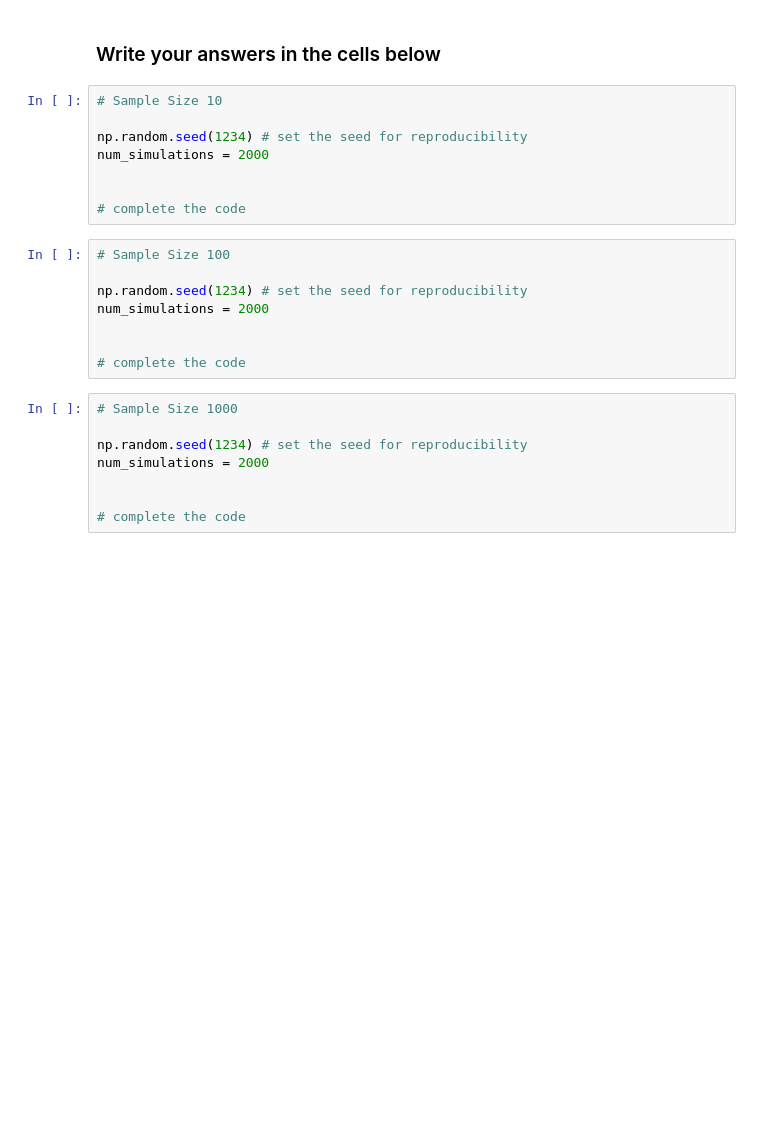
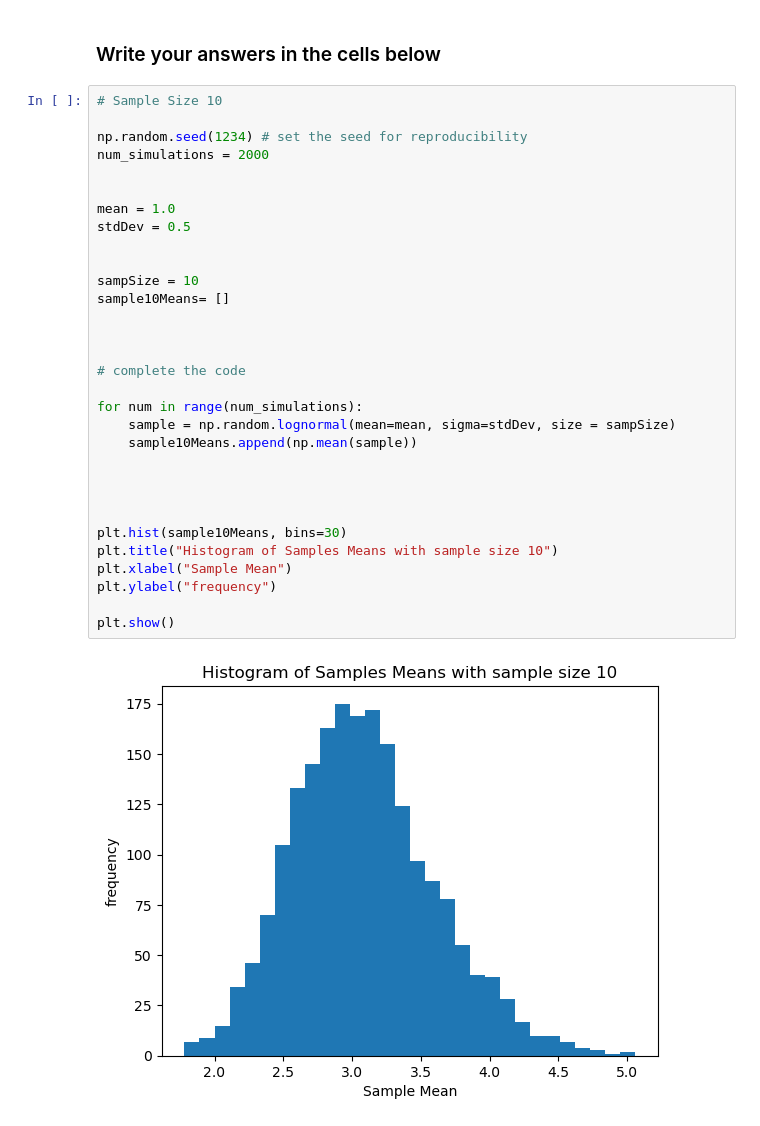
Before and after one commit to estsrc/qtm151fall2025, a Jupyter notebook: Assignments/assignment_4/Assignment4.ipynb, the cells around one changed output. Drawn from its saved outputs; the diff is of its cells as text; blank space fills up the shorter version.

```diff
--- a/Assignments/assignment_4/Assignment4.ipynb
+++ b/Assignments/assignment_4/Assignment4.ipynb
@@ -178,26 +228,35 @@ $$ \textrm{mean of log-normal distribution } = \mathrm{e}^{\mu + \frac{\sigma^2}
 # %% [markdown]
 ### Write your answers in the cells below
-# %%
-# Sample Size 10
-
-np.random.seed(1234) # set the seed for reproducibility
-num_simulations = 2000
-
-
-# complete the code
-# %%
-# Sample Size 100
-
-np.random.seed(1234) # set the seed for reproducibility
-num_simulations = 2000
-
-
-# complete the code
-# %%
-# Sample Size 1000
-
-np.random.seed(1234) # set the seed for reproducibility
-num_simulations = 2000
-
-
-# complete the code
+# %%
+# Sample Size 10
+
+np.random.seed(1234) # set the seed for reproducibility
+num_simulations = 2000
+
+
+mean = 1.0
+stdDev = 0.5
+
+
+sampSize = 10
+sample10Means= []
+
+
+
+# complete the code
+
+for num in range(num_simulations):
+    sample = np.random.lognormal(mean=mean, sigma=stdDev, size = sampSize)
+    sample10Means.append(np.mean(sample))
+
+
+
+
+plt.hist(sample10Means, bins=30)
+plt.title("Histogram of Samples Means with sample size 10")
+plt.xlabel("Sample Mean")
+plt.ylabel("frequency")
+
+plt.show()
+# %% [output]
+[figure, added]
```
Also changed, not shown: parts of 7 cells of this notebook, 1 other file.
